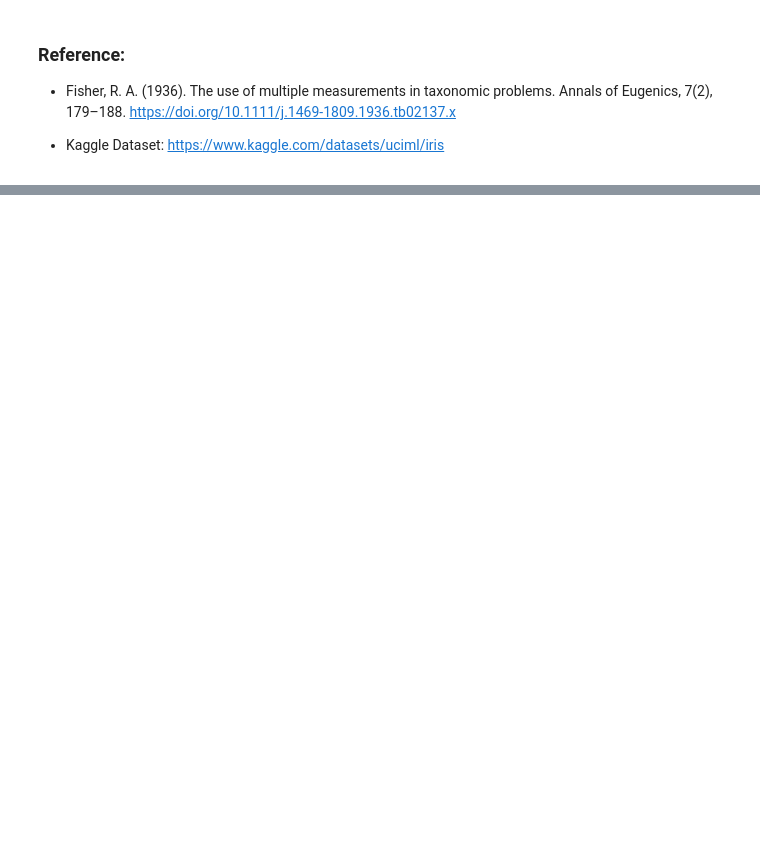
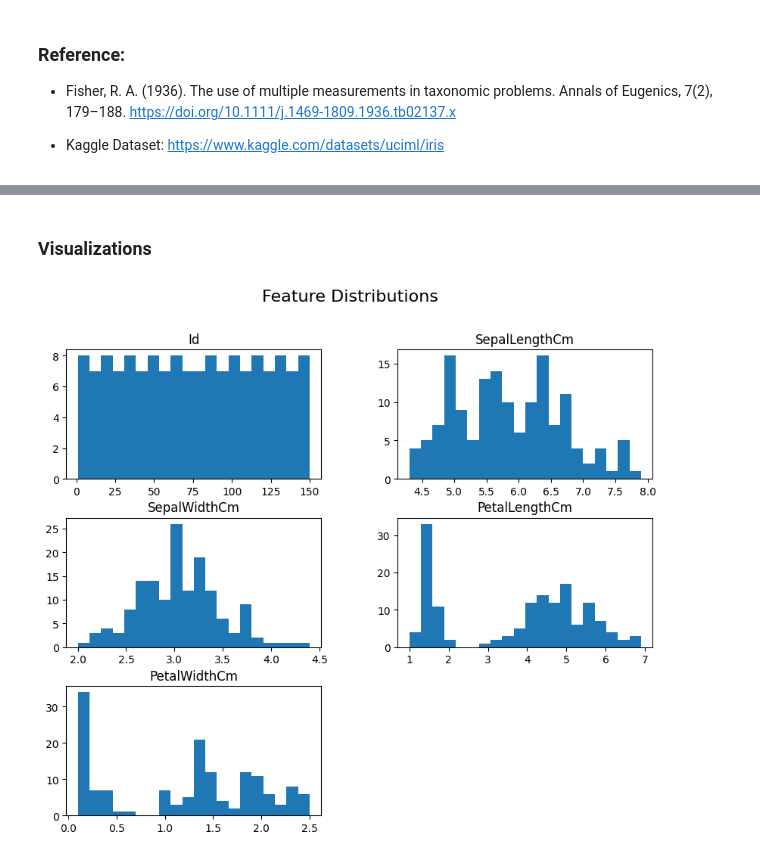
Before and after one commit to Sunnie568/Python_project, a Jupyter notebook: Iris_project.ipynb, the cells around one changed output, grey strips where cells are left out. Drawn from its saved outputs; the diff is of its cells as text; code cells hidden in the pictures; blank space fills up the shorter version.

Commit message:
Added EDA and Visualizations

```diff
--- a/Iris_project.ipynb
+++ b/Iris_project.ipynb
@@ -23,0 +38,4 @@ By the end of this project, the Iris dataset will serve as both a foundation for
+# %%
+# Load dataset
+df = pd.read_csv("Iris.csv")
+df
@@ -23,0 +80,9 @@ By the end of this project, the Iris dataset will serve as both a foundation for
+# %% [markdown]
+### Visualizations
+# %%
+# Histograms for each feature
+df.hist(figsize=(10,8), bins=20, grid=False)
+plt.suptitle("Feature Distributions", size=16)
+plt.show()
+# %% [output]
+[figure, added]
```
Also changed, not shown: parts of 9 cells of this notebook.
